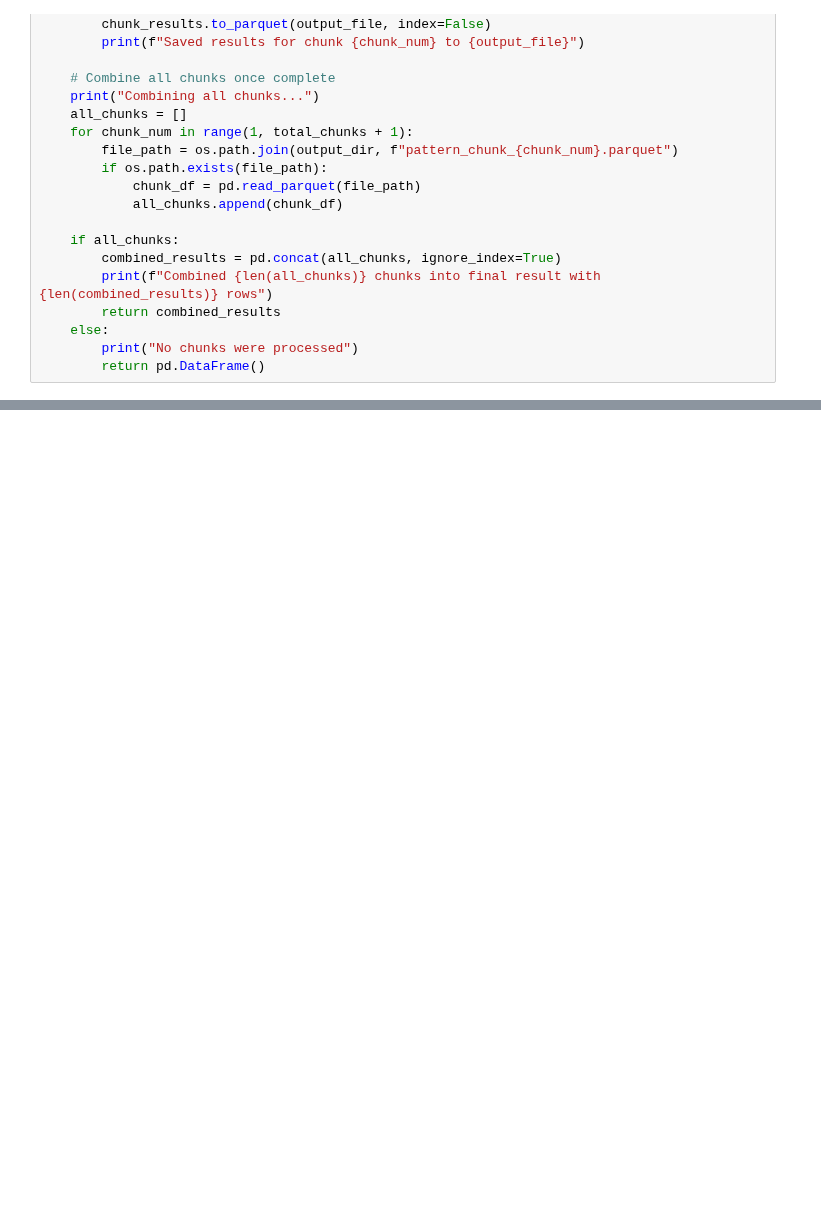
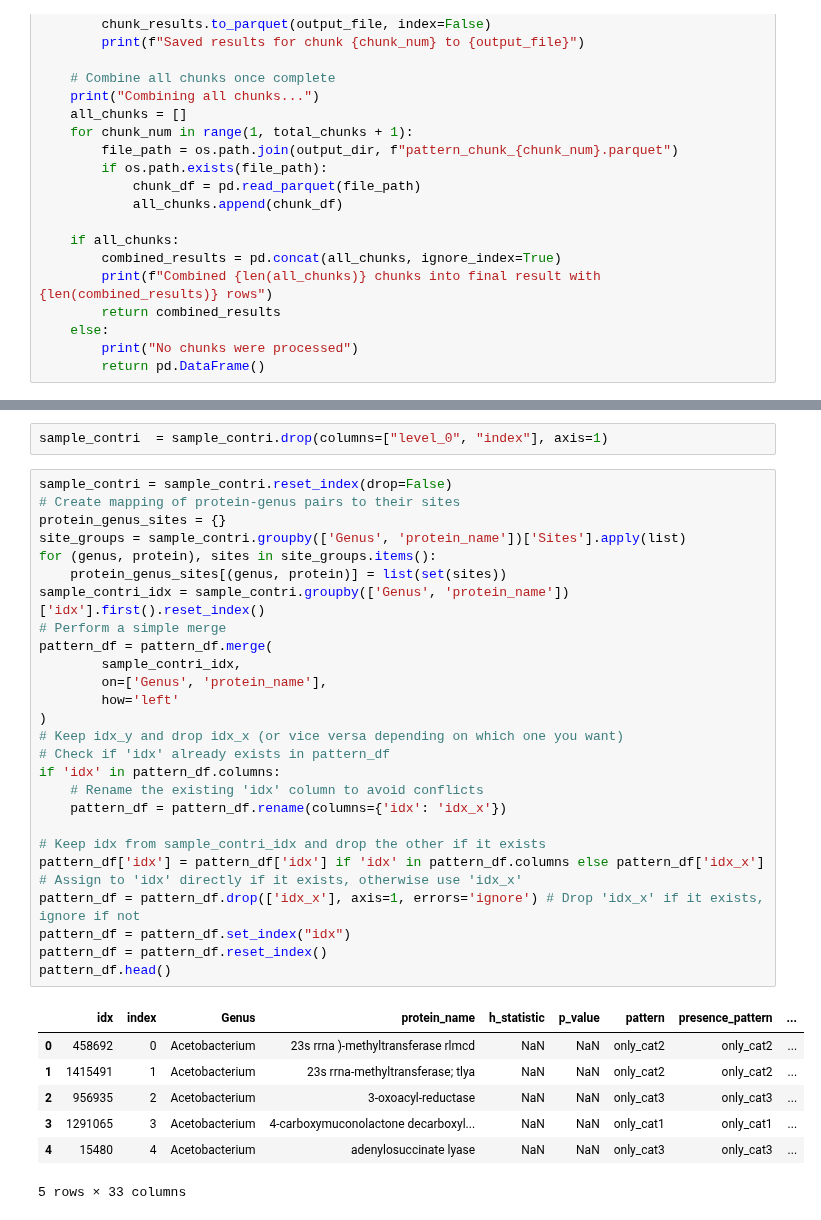
Before and after one commit to MagicAlex238/2_Micro, a Jupyter notebook: corrosion-protein-1.ipynb, the cells around one changed output, grey strips where cells are left out. Cells and saved outputs as stored; diff of their text form; blank space fills up the shorter version.

```diff
--- a/corrosion-protein-1.ipynb
+++ b/corrosion-protein-1.ipynb
@@ -804,0 +847,36 @@ plt.show()
+# %%
+sample_contri  = sample_contri.drop(columns=["level_0", "index"], axis=1)
+# %%
+sample_contri = sample_contri.reset_index(drop=False)
+# Create mapping of protein-genus pairs to their sites
+protein_genus_sites = {}
+site_groups = sample_contri.groupby(['Genus', 'protein_name'])['Sites'].apply(list)
+for (genus, protein), sites in site_groups.items():
+    protein_genus_sites[(genus, protein)] = list(set(sites))
+sample_contri_idx = sample_contri.groupby(['Genus', 'protein_name'])['idx'].first().reset_index()
+# Perform a simple merge
+pattern_df = pattern_df.merge(
+        sample_contri_idx,
+        on=['Genus', 'protein_name'],
+        how='left'
+)
+# Keep idx_y and drop idx_x (or vice versa depending on which one you want)
+# Check if 'idx' already exists in pattern_df
+if 'idx' in pattern_df.columns:
+    # Rename the existing 'idx' column to avoid conflicts
+    pattern_df = pattern_df.rename(columns={'idx': 'idx_x'})
+
+# Keep idx from sample_contri_idx and drop the other if it exists
+pattern_df['idx'] = pattern_df['idx'] if 'idx' in pattern_df.columns else pattern_df['idx_x'] # Assign to 'idx' directly if it exists, otherwise use 'idx_x'
+pattern_df = pattern_df.drop(['idx_x'], axis=1, errors='ignore') # Drop 'idx_x' if it exists, ignore if not
+pattern_df = pattern_df.set_index("idx")
+pattern_df = pattern_df.reset_index()
+pattern_df.head()
+# %% [output]
+|  | idx | index | Genus | protein_name | h_statistic | p_value | pattern | presence_pattern | ... |
+| 0 | 458692 | 0 | Acetobacterium | 23s rrna )-methyltransferase rlmcd | NaN | NaN | only_cat2 | only_cat2 | ... |
+| 1 | 1415491 | 1 | Acetobacterium | 23s rrna-methyltransferase; tlya | NaN | NaN | only_cat2 | only_cat2 | ... |
+| 2 | 956935 | 2 | Acetobacterium | 3-oxoacyl-reductase | NaN | NaN | only_cat3 | only_cat3 | ... |
+| 3 | 1291065 | 3 | Acetobacterium | 4-carboxymuconolactone decarboxyl... | NaN | NaN | only_cat1 | only_cat1 | ... |
+| 4 | 15480 | 4 | Acetobacterium | adenylosuccinate lyase | NaN | NaN | only_cat3 | only_cat3 | ... |
+5 rows × 33 columns
```
Also changed, not shown: parts of 20 cells of this notebook.
